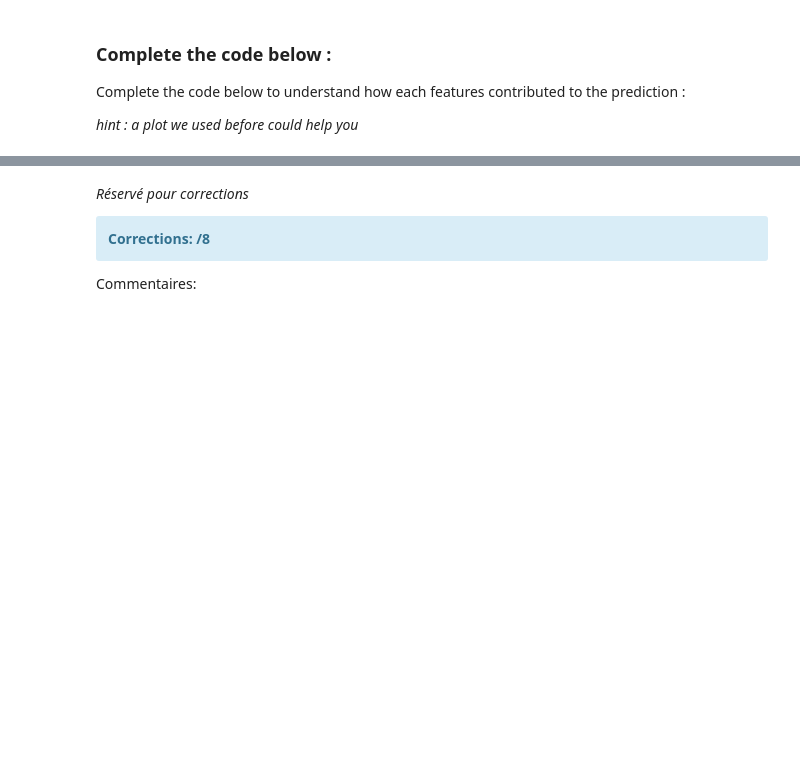
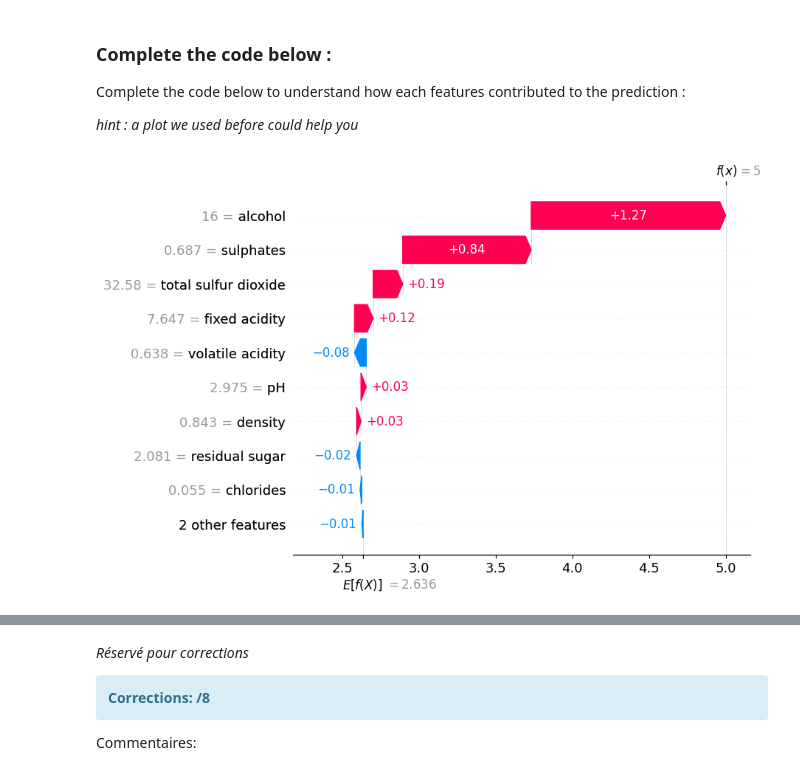
Before and after one commit to Raynobrak/heigvd-labos-xai, a Jupyter notebook: TP4/XAI_TP4_2025_Ancay_Charbonnier.ipynb, the cells around one changed output, grey strips where cells are left out. Drawn from its saved outputs; the diff is of its cells as text; code cells hidden in the pictures; blank space fills up the shorter version.

```diff
--- a/TP4/XAI_TP4_2025_Ancay_Charbonnier.ipynb
+++ b/TP4/XAI_TP4_2025_Ancay_Charbonnier.ipynb
@@ -525,7 +521,9 @@ Complete the code below to understand how each features contributed to the predi
 
 *hint : a plot we used before could help you*
 # %%
-# YOUR CODE
+shap.plots.waterfall(new_vine_shap_values[0])
+# %% [output]
+[figure, added]
 # %% [markdown]
 ### Questions :
 
```
Also changed, not shown: parts of 28 cells of this notebook.
